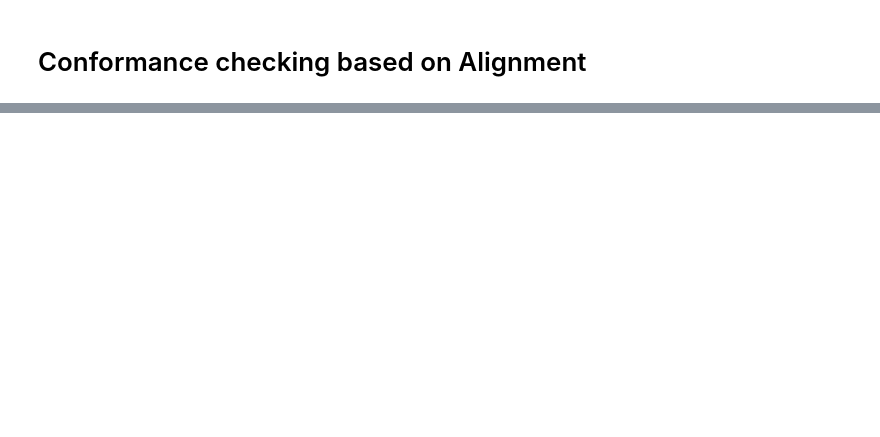
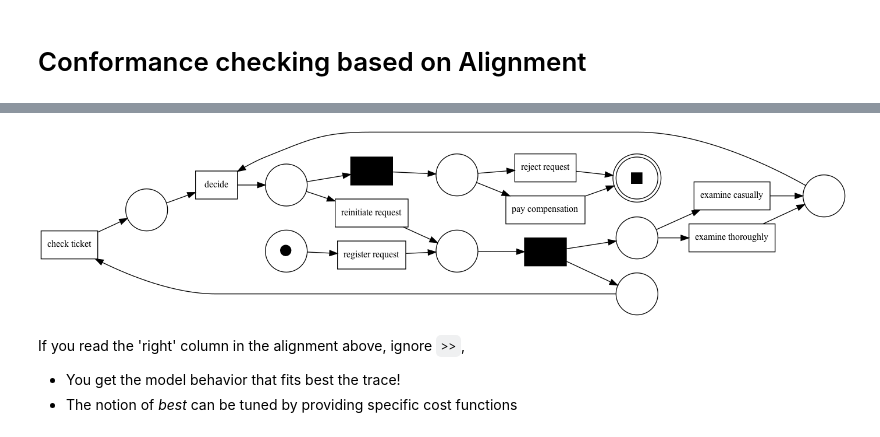
Before and after one commit to EMbeDS-education/ComputingDataAnalysisModeling20242025, a Jupyter notebook: PDAI/jupyter/jupyterNotebooks/M2PM_06ConformanceChecking.ipynb, the cells around one changed output, grey strips where cells are left out. Saved outputs shown, nothing was run; the diff lists cells and outputs as text; code cells hidden in the pictures; blank space fills up the shorter version.

Commit message:
alignment

```diff
--- a/PDAI/jupyter/jupyterNotebooks/M2PM_06ConformanceChecking.ipynb
+++ b/PDAI/jupyter/jupyterNotebooks/M2PM_06ConformanceChecking.ipynb
@@ -267,0 +282,2 @@ pm4py.fitness_token_based_replay(event_log_doubled_reinit,pn,im,fm)
+# %%
+pm4py.fitness_alignments(event_log,pn,im,fm)
@@ -267,0 +290,2 @@ pm4py.fitness_token_based_replay(event_log_doubled_reinit,pn,im,fm)
+# %%
+pm4py.fitness_alignments(event_log_removed_reinit,pn,im,fm)
@@ -267,0 +321,8 @@ pm4py.fitness_token_based_replay(event_log_doubled_reinit,pn,im,fm)
+# %%
+pm4py.view_petri_net(pn, im, fm)
+# %% [output]
+[figure, added]
+# %% [markdown]
+If you read the 'right' column in the alignment above, ignore `>>`,
+- You get the model behavior that fits best the trace!
+- The notion of _best_ can be tuned by providing specific cost functions
```
Also changed, not shown: parts of 15 cells of this notebook, 1 other file.
